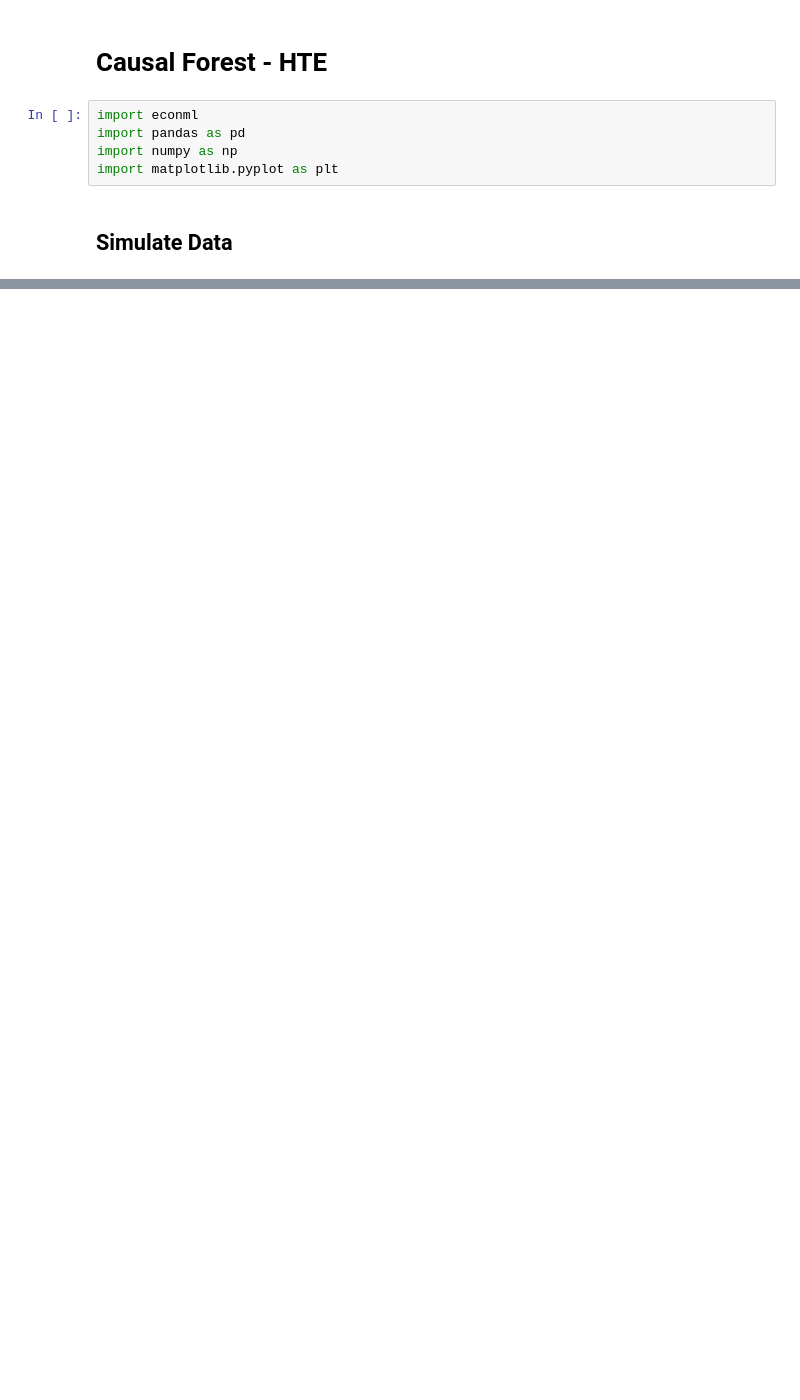
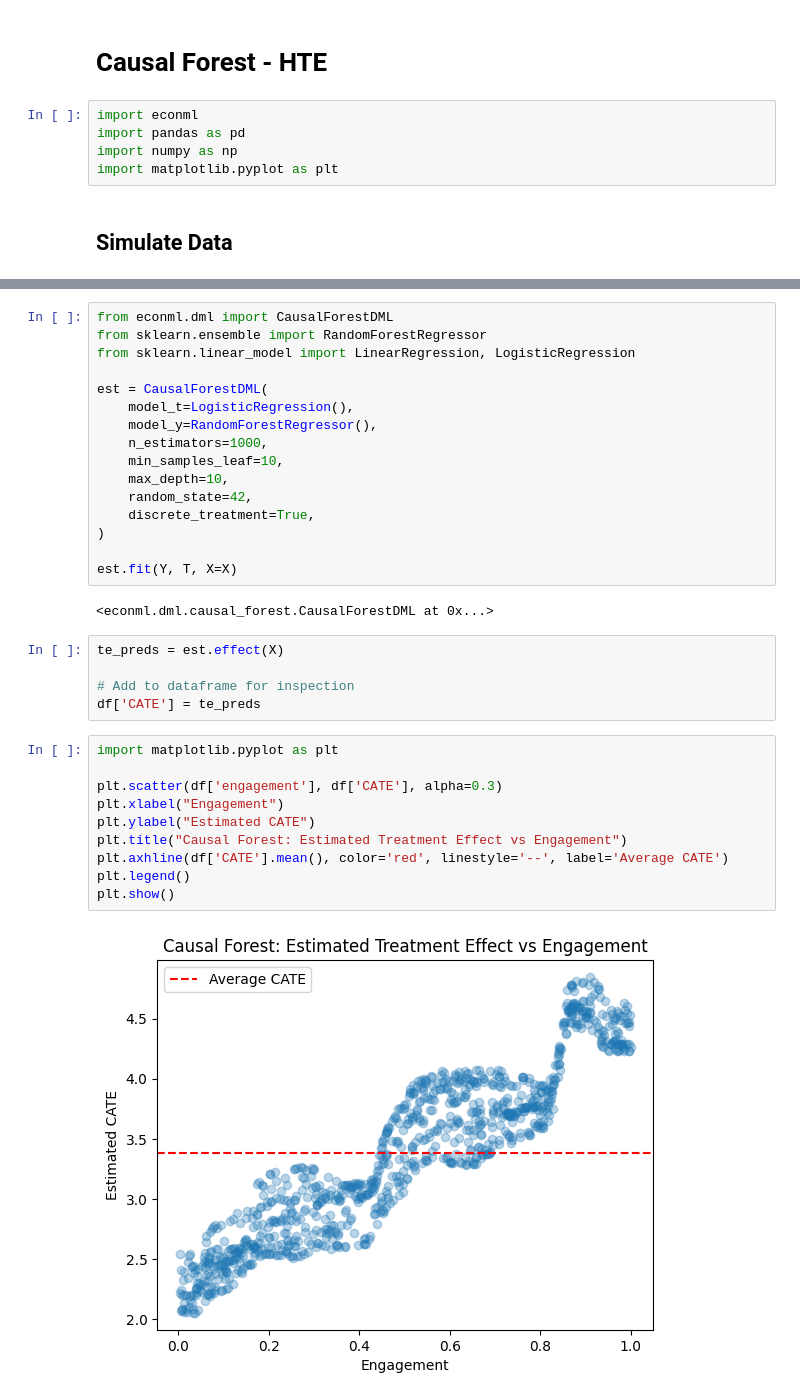
Before and after one commit to jwalluww/Portfolio_Projects, a Jupyter notebook: Quick_Hits/25_Causal_Forest_Output.ipynb, the cells around one changed output, grey strips where cells are left out. Drawn from its saved outputs; the diff is of its cells as text; blank space fills up the shorter version.

```diff
--- a/Quick_Hits/25_Causal_Forest_Output.ipynb
+++ b/Quick_Hits/25_Causal_Forest_Output.ipynb
@@ -28,0 +45,35 @@ NameError: name 'np' is not defined
+# %%
+from econml.dml import CausalForestDML
+from sklearn.ensemble import RandomForestRegressor
+from sklearn.linear_model import LinearRegression, LogisticRegression
+
+est = CausalForestDML(
+    model_t=LogisticRegression(),
+    model_y=RandomForestRegressor(),
+    n_estimators=1000,
+    min_samples_leaf=10,
+    max_depth=10,
+    random_state=42,
+    discrete_treatment=True,
+)
+
+est.fit(Y, T, X=X)
+# %% [output]
+<econml.dml.causal_forest.CausalForestDML at 0x...>
+# %%
+te_preds = est.effect(X)
+
+# Add to dataframe for inspection
+df['CATE'] = te_preds
+# %%
+import matplotlib.pyplot as plt
+
+plt.scatter(df['engagement'], df['CATE'], alpha=0.3)
+plt.xlabel("Engagement")
+plt.ylabel("Estimated CATE")
+plt.title("Causal Forest: Estimated Treatment Effect vs Engagement")
+plt.axhline(df['CATE'].mean(), color='red', linestyle='--', label='Average CATE')
+plt.legend()
+plt.show()
+# %% [output]
+[figure, added]
```
Also changed, not shown: parts of 2 cells of this notebook.
